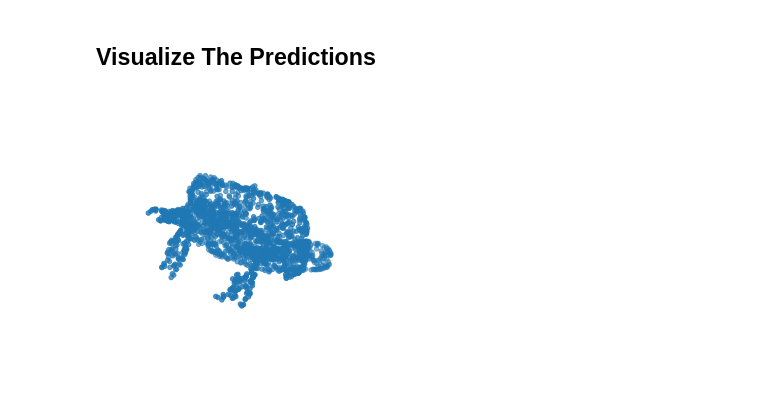
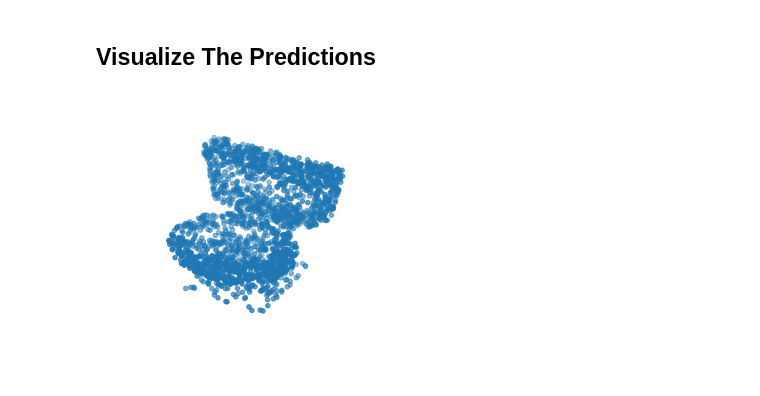
Before and after one commit to aschroff/pointcloud, a Jupyter notebook: TestofScan.ipynb, the cells around one changed output. Saved outputs shown, nothing was run; the diff lists cells and outputs as text; code cells hidden in the pictures.

Commit message:
Rework test notebook and added samples

```diff
--- a/TestofScan.ipynb
+++ b/TestofScan.ipynb
@@ -126,8 +124,9 @@ NameError: name 'CLASS_MAP' is not defined
 # %%
-#mesh = trimesh.load(os.path.join(".\\", "woodenchairNoMatx90y0.obj"))
-#mesh = trimesh.load(os.path.join(".\\", "OwnChairV2.obj"))
-mesh = trimesh.load(os.path.join(".\\", "Prep_klappstuhl10Korrektur.obj"))
-#mesh = trimesh.load(os.path.join(".\\Chairs\\", "chair_0009.off"))
+#mesh = trimesh.load(os.path.join(".\\samples\\", "woodenchairNoMatx90y0.obj"))
+#mesh = trimesh.load(os.path.join(".\\samples\\", "OwnChairV2.obj"))
+#mesh = trimesh.load(os.path.join(".\\samples\\", "Prep_klappstuhl10Korrektur.obj"))
+#mesh = trimesh.load(os.path.join(".\\datasets\\ModelNet10\\chair\\test\\", "chair_0911.off"))
+mesh = trimesh.load(os.path.join(".\\datasets\\ModelNet10\\toilet\\test\\", "toilet_0361.off"))
 
 mesh.show()
 # %% [output]
@@ -136,13 +135,14 @@ mesh.show()
 ## Visualize The Predictions
 # %%
 points = mesh.sample(2048)
-
-points = points * 50
+# Multiply?
+# With model after 20 Epochs all sample chairs in samples folder and test chair 911 and test toilet 361 are correct with factor 1
+points = points * 1
 
 fig = plt.figure(figsize=(5, 5))
 ax = fig.add_subplot(111, projection="3d")
 ax.scatter(points[:, 0], points[:, 1], points[:, 2])
 ax.set_axis_off()
 plt.show()
 # %% [output]
-[figure, old version]
+[figure, new version]
```
Also changed, not shown: parts of 5 cells of this notebook, 3 other files.
